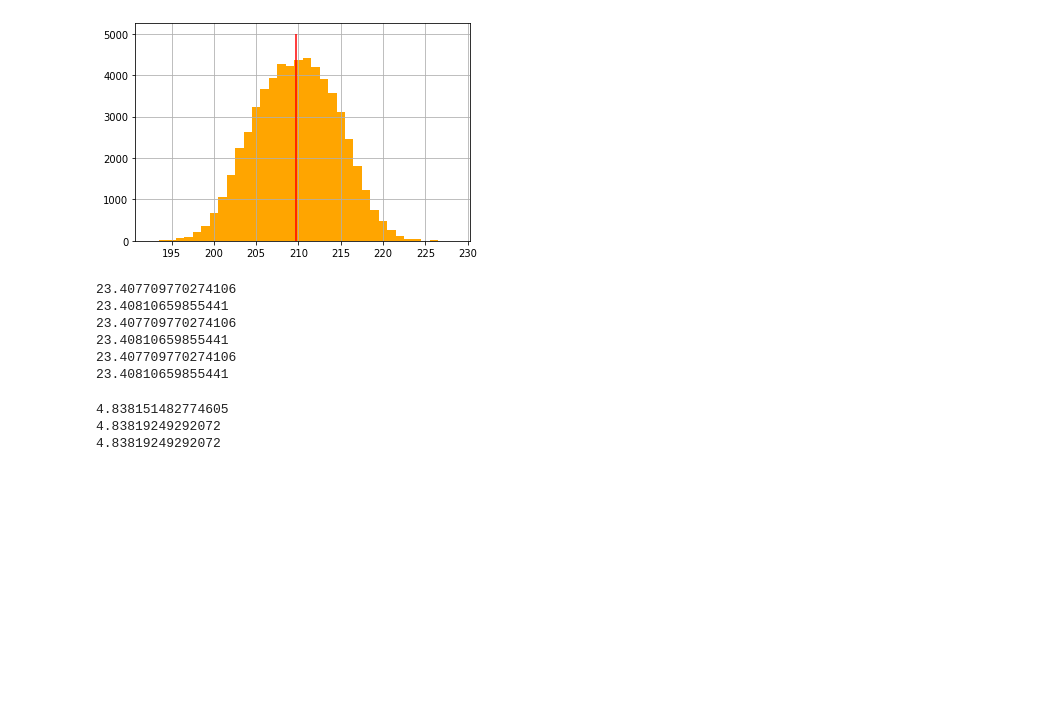
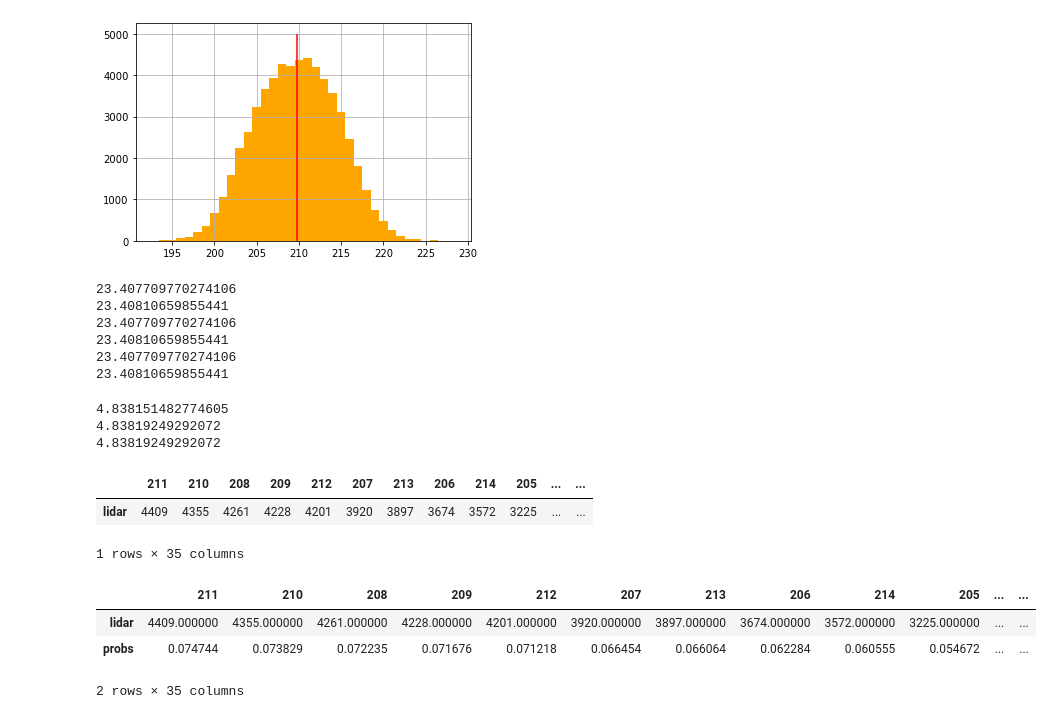
Before and after one commit to katotaku1192/ProbabilisticRobotics, a Jupyter notebook: section_sensor/lidar_200.ipynb, the cells around one changed output. Drawn from its saved outputs; the diff is of its cells as text; code cells hidden in the pictures; blank space fills up the shorter version.

```diff
--- a/section_sensor/lidar_200.ipynb
+++ b/section_sensor/lidar_200.ipynb
@@ -96,3 +96,18 @@ print(pandas_stddev)
 4.838151482774605
 4.83819249292072
 4.83819249292072
+# %%
+freqs = pd.DataFrame(data["lidar"].value_counts())
+freqs.transpose() # 横向きに出力
+# %% [output]
+|  | 211 | 210 | 208 | 209 | 212 | 207 | 213 | 206 | 214 | 205 | ... | ... |
+| lidar | 4409 | 4355 | 4261 | 4228 | 4201 | 3920 | 3897 | 3674 | 3572 | 3225 | ... | ... |
+1 rows × 35 columns
+# %%
+freqs["probs"] = freqs["lidar"] / len(data["lidar"])
+freqs.transpose()
+# %% [output]
+|  | 211 | 210 | 208 | 209 | 212 | 207 | 213 | 206 | 214 | 205 | ... | ... |
+| lidar | 4409.000000 | 4355.000000 | 4261.000000 | 4228.000000 | 4201.000000 | 3920.000000 | 3897.000000 | 3674.000000 | 3572.000000 | 3225.000000 | ... | ... |
+| probs | 0.074744 | 0.073829 | 0.072235 | 0.071676 | 0.071218 | 0.066454 | 0.066064 | 0.062284 | 0.060555 | 0.054672 | ... | ... |
+2 rows × 35 columns
```
Also changed, not shown: parts of 3 cells of this notebook.
